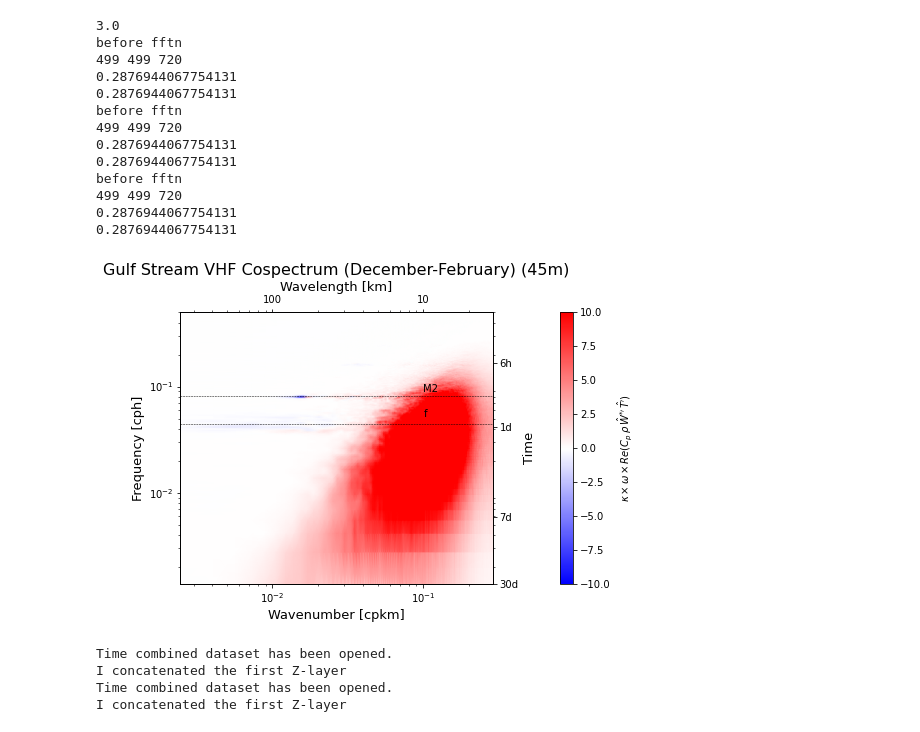
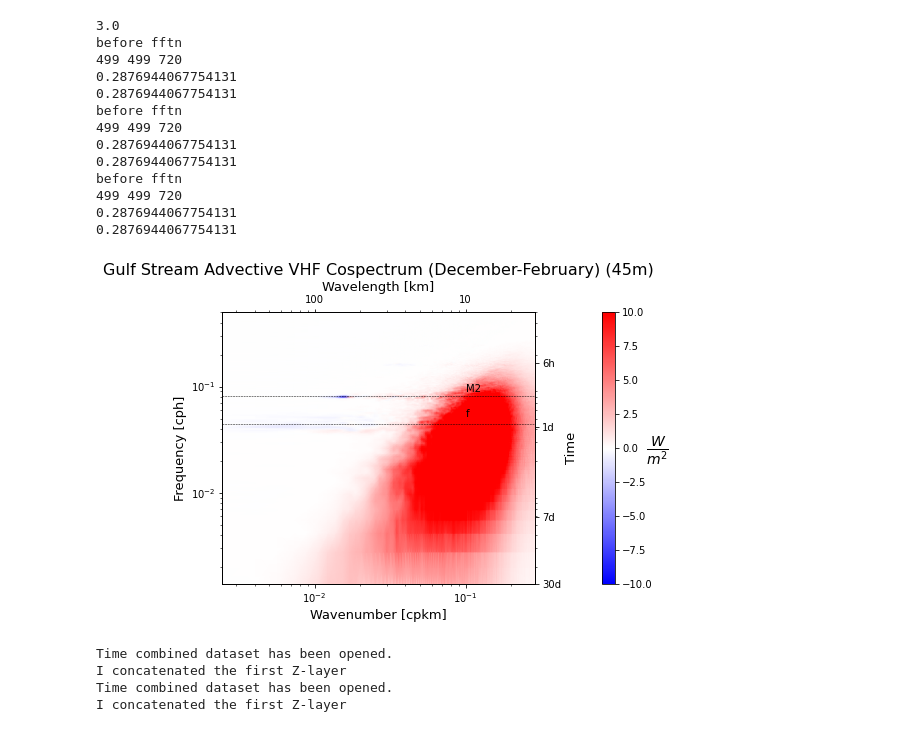
Before and after one commit to avik2007/CoupledOceAtmo, a Jupyter notebook: mit_geos_analysis/notebook23_spectra_for_many_layers.ipynb, the cells around one changed output. Cells and saved outputs as stored; diff of their text form; code cells hidden in the pictures.

```diff
--- a/mit_geos_analysis/notebook23_spectra_for_many_layers.ipynb
+++ b/mit_geos_analysis/notebook23_spectra_for_many_layers.ipynb
@@ -1357,8 +1357,8 @@ W15c.size == T15c.size
 # %% [output]
 True
 # %%
-W15_reg = regularizeCoordinates(W15c,'linear',timeunits = 'hours')
-T15_reg = regularizeCoordinates(T15c,'linear',timeunits = 'hours')
+W15_reg = regularizeCoordinatesDateTime(W15c,'linear')
+T15_reg = regularizeCoordinatesDateTime(T15c,'linear')
 # %%
 W15_t = xrft.detrend(W15_reg, dim = 'time', detrend_type = 'linear')
 W15_txy = xrft.detrend(W15_t, dim = ['xdim','ydim'], detrend_type = 'linear')
@@ -1372,4 +1372,4 @@ T15_np_swap = np.swapaxes(np.swapaxes(T15_np, 0, 1), 1, 2)
 # %%
 dx = W15_txy.xdim.diff('xdim').mean().values
 dy = W15_txy.ydim.diff('ydim').mean().values
-dt = W15_txy.time.diff('time').mean().values
+dt = 1
@@ -1478,36 +1482,37 @@ cs=plt.pcolormesh(kk,omm,60*1*Eiso_units.T[1:,1:]*kk[None,...]*omm[...,None],
                    shading='gouraud',cmap='bwr' )
 ax1.set_yscale('log')
 ax1.set_xscale('log')
-plt.title('Gulf Stream VHF Cospectrum (December-February) (45m)', size=16)
+plt.title('Gulf Stream Advective VHF Cospectrum (December-February) (45m)', size=16)
 plt.xlabel(r'Wavenumber [cpkm]',size=13)
 plt.ylabel(r'Frequency [cph]',size=13)
 plt.clim([-10,10])
 cbar = plt.colorbar(pad=0.15)
-cbar.ax.set_ylabel(r'$\kappa \times \omega \times Re(C_p \, \rho \, \hat{W}^{* \prime} \, \hat{T}^{\prime})$', rotation=90)
+#cbar.ax.set_ylabel(r'$\kappa \times \omega \times Re(C_p \, \rho \, \hat{W}^{* \prime} \, \hat{T}^{\prime}) (\frac{W}{m^2})$', rotation=90)
+cbar.ax.set_ylabel(r'$\frac{W}{m^2}$', rotation=0,size=20, y=.55)
 #plt.savefig(PrntOut+figurename+output_format,format='png',
 #            dpi=500,bbox_inches='tight')
 ax1a = ax1.twiny()
 ax1a.set_yscale('log')
 ax1a.set_xscale('log')
 ax1a.set_xlim(kk[0],kk[-1])
 ax1a.set_xticks([1/100.,1/10.])
 ax1a.set_xticklabels(['100','10'])
 ax1a.set_xlabel('Wavelength [km]',size=13)
 ax1a = ax1.twinx()
 ax1a.set_yscale('log')
 ax1a.set_xscale('log')
 ax1a.set_ylim(1/(24.*30.),1/2.)
 ax1a.set_yticks([1/6, 1/24.,1/(24.*7.),1/(24*30.)])
 ax1a.set_yticklabels(['6h','1d','7d','30d'])
 ax1a.set_ylabel('Time', size=13)
 ks = np.array([kk[0],kk[-1]])
 ax1.plot(ks,[omg_m2, omg_m2], 'k--', linewidth=.5)
 ax1.text(0.1, omg_m2+0.0075, 'M2', color='k')
 ax1.plot(ks,[ff,ff], 'k--', linewidth=.5)
 ax1.text(0.1, ff+0.0075, 'f', color='k')
 plt.show()
 # %% [output]
-[figure, old version]
+[figure, new version]
 # %%
 W36 = getMITNCDataSet('/nobackup/amondal/NCData/20211116_QTprime_openocean_3month_bigger_region_fall_winter//', 'W', 36,36)
 T36 = getMITNCDataSet('/nobackup/amondal/NCData/20211116_QTprime_openocean_3month_bigger_region_fall_winter//', 'Theta', 36,36)
```
Also changed, not shown: parts of 1 cell of this notebook, 11 other files.
